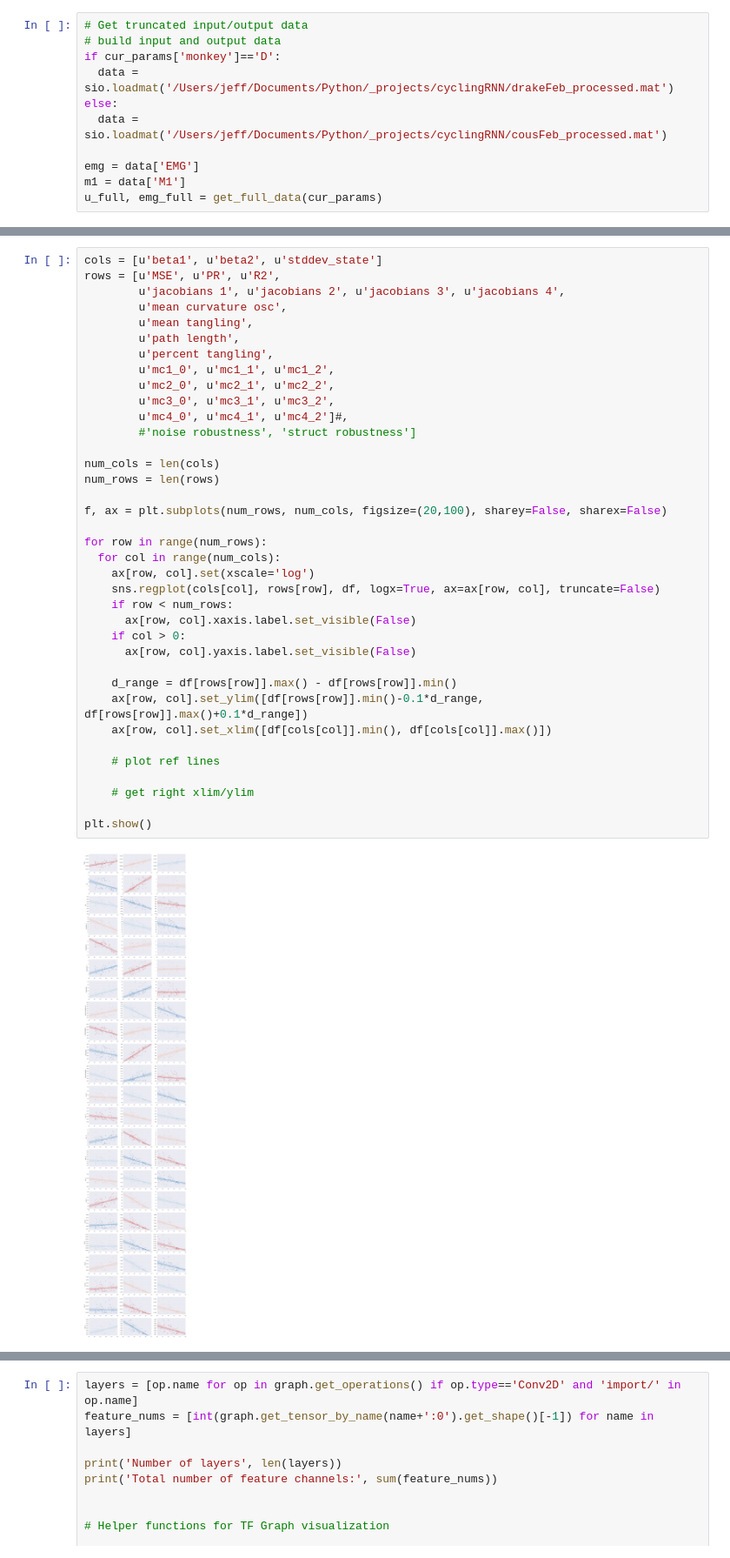
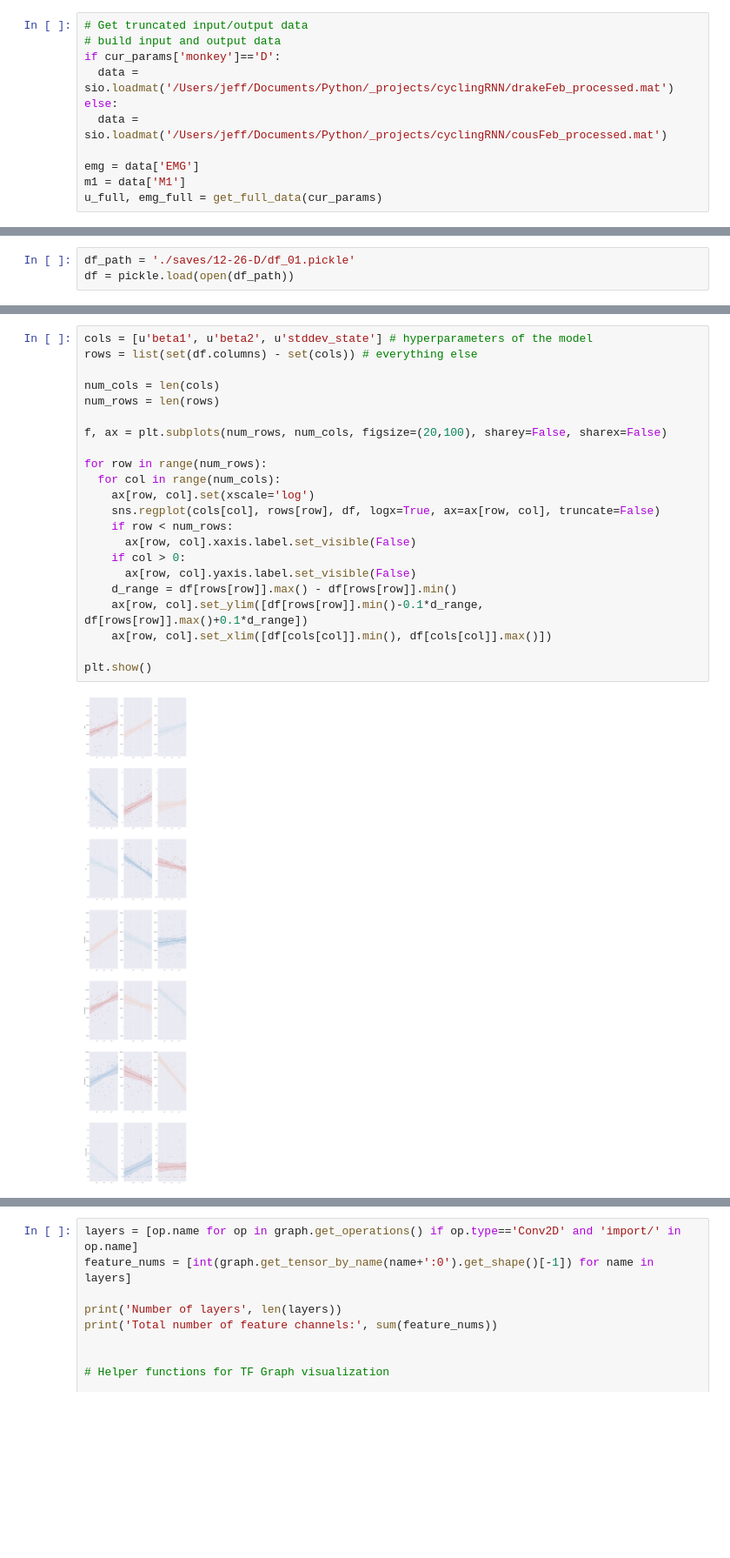
Before and after one commit to jsseely/cyclingRNN, a Jupyter notebook: hyperparameter analysis.ipynb, the cells around one changed output, grey strips where cells are left out. Shown: that part at 87% size. Drawn from its saved outputs; the diff is of its cells as text; blank space fills up the shorter version.

Commit message:
updated hyperparameter analysis

```diff
--- a/hyperparameter analysis.ipynb
+++ b/hyperparameter analysis.ipynb
@@ -677,3 +710,6 @@ df = df1
+# %%
+df_path = './saves/12-26-D/df_01.pickle'
+df = pickle.load(open(df_path))
 # %%
 # Display columns
 df.columns
@@ -690,40 +727,25 @@ Index([u'activation', u'beta1', u'beta2', u'monkey', u'num_neurons',
       dtype='object')
 # %%
-cols = [u'beta1', u'beta2', u'stddev_state']
-rows = [u'MSE', u'PR', u'R2',
-        u'jacobians 1', u'jacobians 2', u'jacobians 3', u'jacobians 4',
-        u'mean curvature osc',
-        u'mean tangling',
-        u'path length',
-        u'percent tangling',
-        u'mc1_0', u'mc1_1', u'mc1_2',
-        u'mc2_0', u'mc2_1', u'mc2_2',
-        u'mc3_0', u'mc3_1', u'mc3_2',
-        u'mc4_0', u'mc4_1', u'mc4_2']#,
-        #'noise robustness', 'struct robustness']
+cols = [u'beta1', u'beta2', u'stddev_state'] # hyperparameters of the model
+rows = list(set(df.columns) - set(cols)) # everything else
 
 num_cols = len(cols)
 num_rows = len(rows)
 
 f, ax = plt.subplots(num_rows, num_cols, figsize=(20,100), sharey=False, sharex=False)
 
 for row in range(num_rows):
   for col in range(num_cols):
     ax[row, col].set(xscale='log')
     sns.regplot(cols[col], rows[row], df, logx=True, ax=ax[row, col], truncate=False)
     if row < num_rows:
       ax[row, col].xaxis.label.set_visible(False)
     if col > 0:
       ax[row, col].yaxis.label.set_visible(False)
-
     d_range = df[rows[row]].max() - df[rows[row]].min()
     ax[row, col].set_ylim([df[rows[row]].min()-0.1*d_range, df[rows[row]].max()+0.1*d_range])
     ax[row, col].set_xlim([df[cols[col]].min(), df[cols[col]].max()])
 
-    # plot ref lines
-
-    # get right xlim/ylim
-
 plt.show()
 # %% [output]
-[figure, old version]
+[figure, new version]
```
Also changed, not shown: parts of 27 cells of this notebook, 3 other files.
